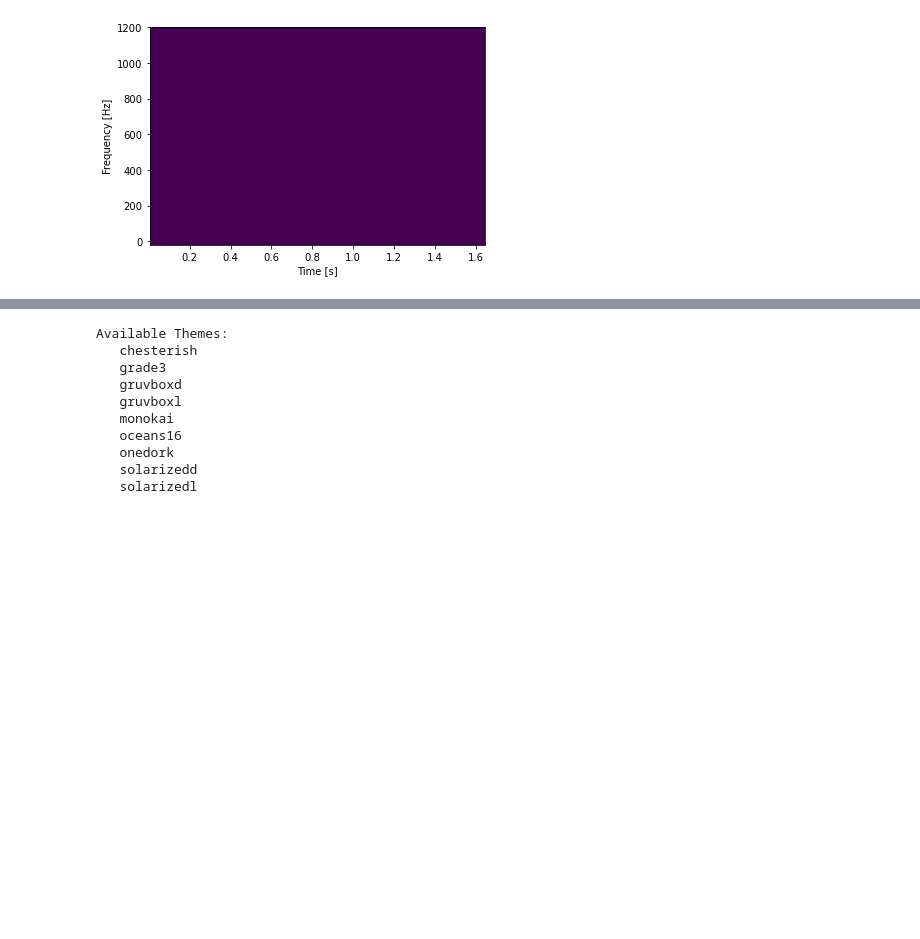
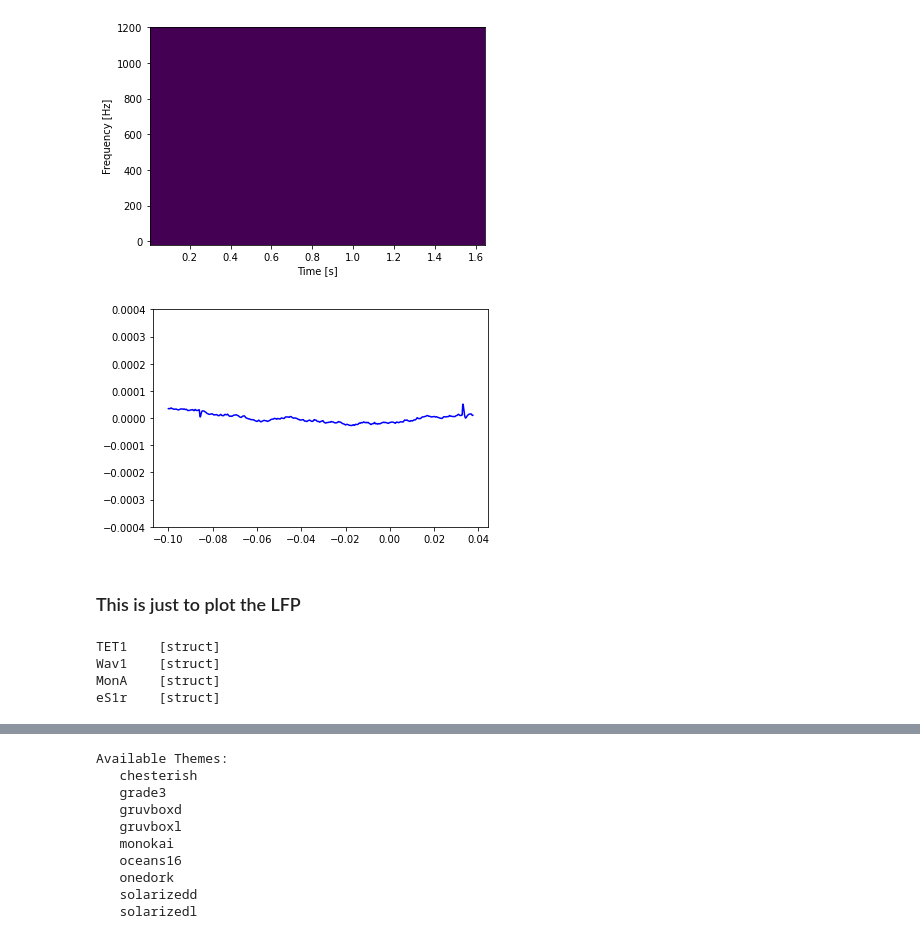
Before and after one commit to dehrens/CLPain, a Jupyter notebook: ReadExpData.ipynb, the cells around one changed output, grey strips where cells are left out. Cells and saved outputs as stored; diff of their text form; code cells hidden in the pictures; blank space fills up the shorter version.

```diff
--- a/ReadExpData.ipynb
+++ b/ReadExpData.ipynb
@@ -94,3 +121,16 @@ plt.ylabel('Frequency [Hz]')
 plt.show()
 # %% [output]
 [figure]
+# %%
+plt.figure(4)
+avg_response = np.mean(stacked_responses,axis=2)
+std_dev_response = np.std(stacked_responses,axis=2)
+plt.plot(time_vect,avg_response[0,:],color='b')
+#plt.plot(time_vect,avg_response[0,:]+std_dev_response[0,:],linestyle=':',color='b')
+#plt.plot(time_vect,avg_response[0,:]-std_dev_response[0,:],linestyle=':',color='b')
+plt.ylim(-0.0004,0.0004)
+plt.show()
+# %% [output]
+[figure, added]
+# %% [markdown]
+### This is just to plot the LFP
@@ -97,3 +141,10 @@ plt.show()
+# %%
+data.streams
+# %% [output]
+TET1    [struct]
+Wav1    [struct]
+MonA    [struct]
+eS1r    [struct]
 # %%
 !pip install jupyterthemes
 # %% [output]
```
Also changed, not shown: parts of 7 cells of this notebook.
